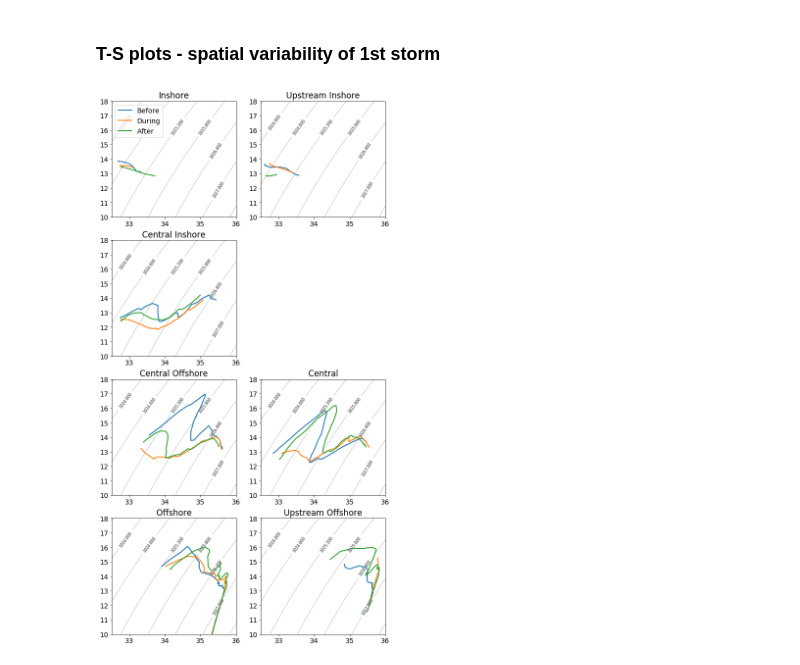
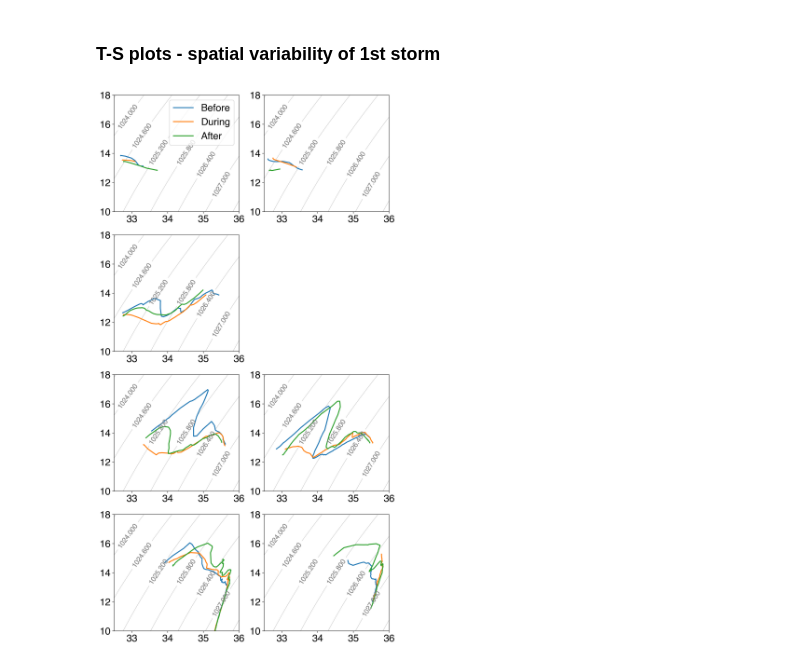
Before and after one commit to ooi-ecs/ECS-Observatory-Collaboration, a Jupyter notebook: PioneerStorms2018/analysis/ProfilerCTD_RequestsAndAnalysis.ipynb, the cells around one changed output. Drawn from its saved outputs; the diff is of its cells as text; code cells hidden in the pictures.

Commit message:
helvetica plots

```diff
--- a/PioneerStorms2018/analysis/ProfilerCTD_RequestsAndAnalysis.ipynb
+++ b/PioneerStorms2018/analysis/ProfilerCTD_RequestsAndAnalysis.ipynb
@@ -86,6 +86,9 @@ df.to_csv('data/insts_Avery/'+site+'_ctd.csv')
 
 These are the basic analyses and figures for use in the manuscript. Some of this will require equal-bin gridding, and some plot functions that take dataframe inputs are setup below.
 # %%
+mpl.rcParams['font.family'] = 'sans-serif'
+mpl.rcParams['font.sans-serif'] = 'Helvetica'
+
 def readDf(file): # Read the .csv files produced above in the data request section and return a pandas dataframe
     df = pd.read_csv(file)
     df.time = pd.to_datetime(df.time)
@@ -140,11 +143,11 @@ def quickProfileComp(d,title,leg=False): # For producing quick Y vs Y plots, suc
         y = np.linspace(10, 18, 50)
         X, Y = np.meshgrid(x, y)
         contours = plt.contour(X, Y, sw.eos80.dens0(X, Y), colors='grey');
-        plt.clabel(contours, inline=True, fontsize=8)
+        plt.clabel(contours, inline=True, fontsize=14)
         plt.plot(di[list(di.keys())[0]],di[list(di.keys())[1]],linewidth=2)
         if leg:
-            plt.legend(['Before','During','After'],loc='upper left')
-        plt.title(title)
+            plt.legend(['Before','During','After'],loc='upper right')
+        #plt.title(title)
 # %% [markdown]
 One additional data ask that was done to shrink the files was to remove all of the internal log numbers and unnecessary time stamps in each of the csv files and rewrite them. This only needs to be done once, and it will speed up future operations on reading the dataframes:
 # %%
@@ -173,8 +176,11 @@ dfWOA.temp.mean()
 ### Profile plots - Comparing Storms
 # %%
 mpl.rcParams['lines.linewidth'] = 2
-mpl.rcParams['font.size'] = 18
-fig = plt.figure(figsize=(10,10))
+mpl.rcParams['font.size'] = 20
+mpl.rcParams['font.family'] = 'sans-serif'
+mpl.rcParams['font.sans-serif'] = 'Helvetica'
+
+fig = plt.figure(figsize=(10,10),dpi=300)
 dataDir = '../data/ProfilerCTD/'
 site = 'CP02PMCO'
 dfCTD = readDf(dataDir+site+'_ctd.csv')
@@ -203,12 +209,12 @@ ax2.invert_yaxis()
 ax2.set_yticklabels([])
 ax2.set_xlabel('Salinity (PSS-78)')
 ax2.grid()
-plt.legend(['Before','During','After','WOA'],fontsize=16,loc='lower left')
+plt.legend(['Before','During','After','WOA'],fontsize=18,loc='lower left')
 fig.tight_layout()
-fig.suptitle('Storm 1')
+fig.suptitle('Event 1')
 fig.subplots_adjust(top=0.94)
 
-fig = plt.figure(figsize=(10,10))
+fig = plt.figure(figsize=(10,10),dpi=300)
 site = 'CP02PMCO'
 dfCTD = readDf(dataDir+site+'_ctd.csv')
 x,y,d0=profilerGird(dfCTD, dfCTD.depth, [dfCTD.columns[0],dfCTD.columns[3]],1, '2018-11-26 16:00:00',end='2018-11-26 19:01:00',hour=1,combine=True)
@@ -236,8 +242,8 @@ ax2.invert_yaxis()
 ax2.set_yticklabels([])
 ax2.set_xlabel('Salinity (PSS-78)')
 ax2.grid()
-plt.legend(['Before','During','After','WOA'],fontsize=16,loc='lower left')
+plt.legend(['Before','During','After','WOA'],fontsize=18,loc='lower left')
 fig.tight_layout()
-fig.suptitle('Storm 2')
+fig.suptitle('Event 2')
 fig.subplots_adjust(top=0.94)
 # %% [output]
@@ -363,10 +369,10 @@ dfStats
 ### T-S plots - spatial variability of 1st storm
 # %%
 mpl.rcParams['lines.linewidth'] = .2
-mpl.rcParams['font.size'] = 14
-fig = plt.figure(figsize=(10,20))
+mpl.rcParams['font.size'] = 20
+fig = plt.figure(figsize=(10,20),dpi = 300)
 site = 'CP03ISPM'
-dfCTD = readDf('data/insts_Avery/'+site+'_ctd.csv')
+dfCTD = readDf('../data/ProfilerCTD/'+site+'_ctd.csv')
 x,y,d0=profilerGird(dfCTD, dfCTD.depth, [dfCTD.columns[0],dfCTD.columns[3]],1, '2018-11-14 16:00:00',end='2018-11-14 19:01:00',hour=1,combine=True)
 x,y,d1=profilerGird(dfCTD, dfCTD.depth, [dfCTD.columns[0],dfCTD.columns[3]],1, '2018-11-16 16:00:00',end='2018-11-16 19:01:00',hour=1,combine=True)
 x,y,d2=profilerGird(dfCTD, dfCTD.depth, [dfCTD.columns[0],dfCTD.columns[3]],1, '2018-11-18 16:00:00',end='2018-11-18 19:01:00',hour=1,combine=True)
@@ -374,7 +380,7 @@ plt.subplot(421)
 quickProfileComp([d0,d1,d2],'Inshore',leg=True)
 
 site = 'CP02PMUI'
-dfCTD = readDf('data/insts_Avery/'+site+'_ctd.csv')
+dfCTD = readDf('../data/ProfilerCTD/'+site+'_ctd.csv')
 x,y,d0=profilerGird(dfCTD, dfCTD.depth, [dfCTD.columns[0],dfCTD.columns[3]],1, '2018-11-14 16:00:00',end='2018-11-14 19:01:00',hour=1,combine=True)
 x,y,d1=profilerGird(dfCTD, dfCTD.depth, [dfCTD.columns[0],dfCTD.columns[3]],1, '2018-11-16 16:00:00',end='2018-11-16 19:01:00',hour=1,combine=True)
 x,y,d2=profilerGird(dfCTD, dfCTD.depth, [dfCTD.columns[0],dfCTD.columns[3]],1, '2018-11-18 16:00:00',end='2018-11-18 19:01:00',hour=1,combine=True)
@@ -382,7 +388,7 @@ plt.subplot(422)
 quickProfileComp([d0,d1,d2],'Upstream Inshore')
 
 site = 'CP02PMCI'
-dfCTD = readDf('data/insts_Avery/'+site+'_ctd.csv')
+dfCTD = readDf('../data/ProfilerCTD/'+site+'_ctd.csv')
 x,y,d0=profilerGird(dfCTD, dfCTD.depth, [dfCTD.columns[0],dfCTD.columns[3]],1, '2018-11-14 16:00:00',end='2018-11-14 19:01:00',hour=1,combine=True)
 x,y,d1=profilerGird(dfCTD, dfCTD.depth, [dfCTD.columns[0],dfCTD.columns[3]],1, '2018-11-16 16:00:00',end='2018-11-16 19:01:00',hour=1,combine=True)
 x,y,d2=profilerGird(dfCTD, dfCTD.depth, [dfCTD.columns[0],dfCTD.columns[3]],1, '2018-11-18 16:00:00',end='2018-11-18 19:01:00',hour=1,combine=True)
@@ -390,35 +396,36 @@ plt.subplot(423)
 quickProfileComp([d0,d1,d2],'Central Inshore')
 
 site = 'CP02PMCO'
-dfCTD = readDf('data/insts_Avery/'+site+'_ctd.csv')
+dfCTD = readDf('../data/ProfilerCTD/'+site+'_ctd.csv')
 x,y,d0=profilerGird(dfCTD, dfCTD.depth, [dfCTD.columns[0],dfCTD.columns[3]],1, '2018-11-14 16:00:00',end='2018-11-14 19:01:00',hour=1,combine=True)
 x,y,d1=profilerGird(dfCTD, dfCTD.depth, [dfCTD.columns[0],dfCTD.columns[3]],1, '2018-11-16 16:00:00',end='2018-11-16 19:01:00',hour=1,combine=True)
 x,y,d2=profilerGird(dfCTD, dfCTD.depth, [dfCTD.columns[0],dfCTD.columns[3]],1, '2018-11-18 16:00:00',end='2018-11-18 19:01:00',hour=1,combine=True)
 plt.subplot(425)
 quickProfileComp([d0,d1,d2],'Central Offshore')
 
 site = 'CP01CNPM'
-dfCTD = readDf('data/insts_Avery/'+site+'_ctd.csv')
+dfCTD = readDf('../data/ProfilerCTD/'+site+'_ctd.csv')
 x,y,d0=profilerGird(dfCTD, dfCTD.depth, [dfCTD.columns[0],dfCTD.columns[3]],1, '2018-11-14 16:00:00',end='2018-11-14 19:01:00',hour=1,combine=True)
 x,y,d1=profilerGird(dfCTD, dfCTD.depth, [dfCTD.columns[0],dfCTD.columns[3]],1, '2018-11-16 16:00:00',end='2018-11-16 19:01:00',hour=1,combine=True)
 x,y,d2=profilerGird(dfCTD, dfCTD.depth, [dfCTD.columns[0],dfCTD.columns[3]],1, '2018-11-18 16:00:00',end='2018-11-18 19:01:00',hour=1,combine=True)
 plt.subplot(426)
 quickProfileComp([d0,d1,d2],'Central')
 
 site = 'CP04OSPM'
-dfCTD = readDf('data/insts_Avery/'+site+'_ctd.csv')
+dfCTD = readDf('../data/ProfilerCTD/'+site+'_ctd.csv')
 x,y,d0=profilerGird(dfCTD, dfCTD.depth, [dfCTD.columns[0],dfCTD.columns[3]],1, '2018-11-14 16:00:00',end='2018-11-14 19:01:00',hour=1,combine=True)
 x,y,d1=profilerGird(dfCTD, dfCTD.depth, [dfCTD.columns[0],dfCTD.columns[3]],1, '2018-11-16 16:00:00',end='2018-11-16 19:01:00',hour=1,combine=True)
 x,y,d2=profilerGird(dfCTD, dfCTD.depth, [dfCTD.columns[0],dfCTD.columns[3]],1, '2018-11-18 16:00:00',end='2018-11-18 19:01:00',hour=1,combine=True)
 plt.subplot(427)
 quickProfileComp([d0,d1,d2],'Offshore')
 
 site = 'CP02PMUO'
-dfCTD = readDf('data/insts_Avery/'+site+'_ctd.csv')
+dfCTD = readDf('../data/ProfilerCTD/'+site+'_ctd.csv')
 x,y,d0=profilerGird(dfCTD, dfCTD.depth, [dfCTD.columns[0],dfCTD.columns[3]],1, '2018-11-14 16:00:00',end='2018-11-14 19:01:00',hour=1,combine=True)
 x,y,d1=profilerGird(dfCTD, dfCTD.depth, [dfCTD.columns[0],dfCTD.columns[3]],1, '2018-11-16 16:00:00',end='2018-11-16 19:01:00',hour=1,combine=True)
 x,y,d2=profilerGird(dfCTD, dfCTD.depth, [dfCTD.columns[0],dfCTD.columns[3]],1, '2018-11-18 16:00:00',end='2018-11-18 19:01:00',hour=1,combine=True)
 plt.subplot(428)
 quickProfileComp([d0,d1,d2],'Upstream Offshore')
+#plt.subplots_adjust(hspace=0.3)
 # %% [output]
-[figure, old version]
+[figure, new version]
```
Also changed, not shown: parts of 3 cells of this notebook.
